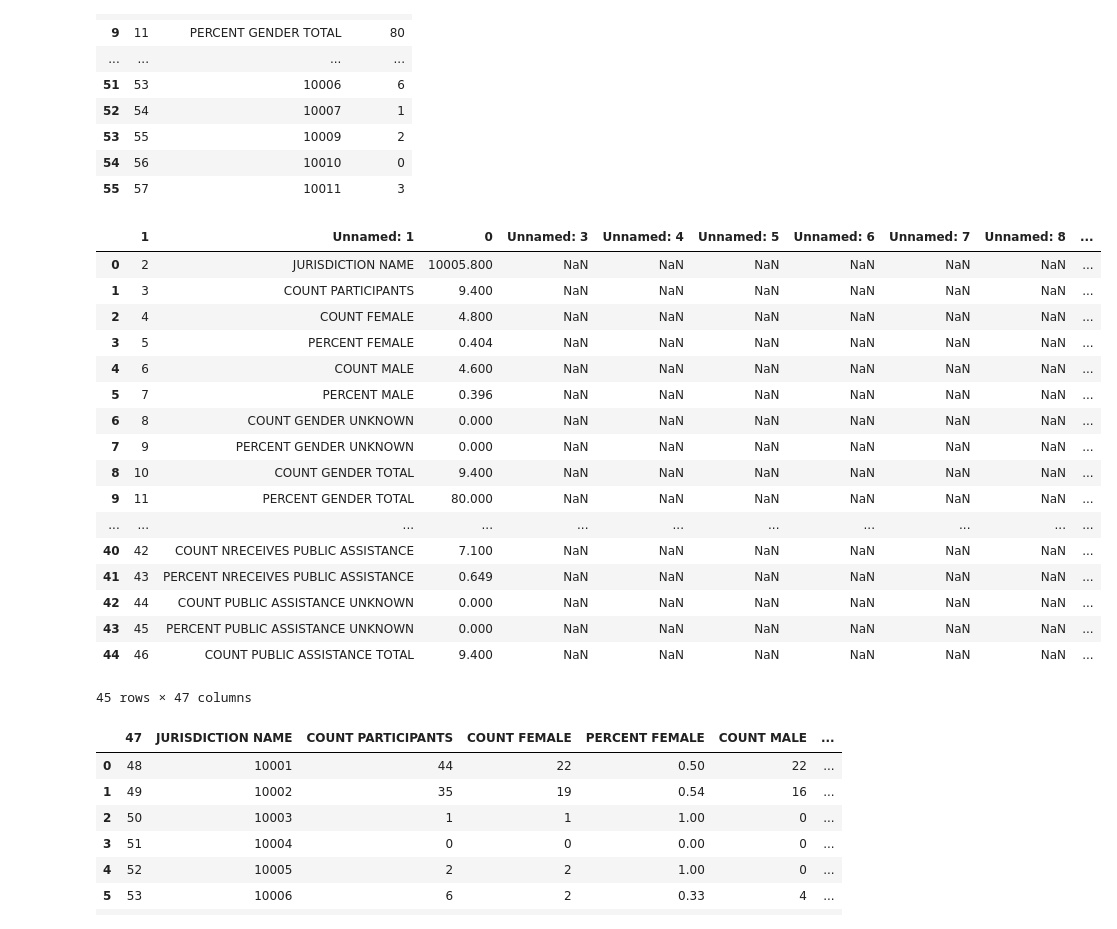
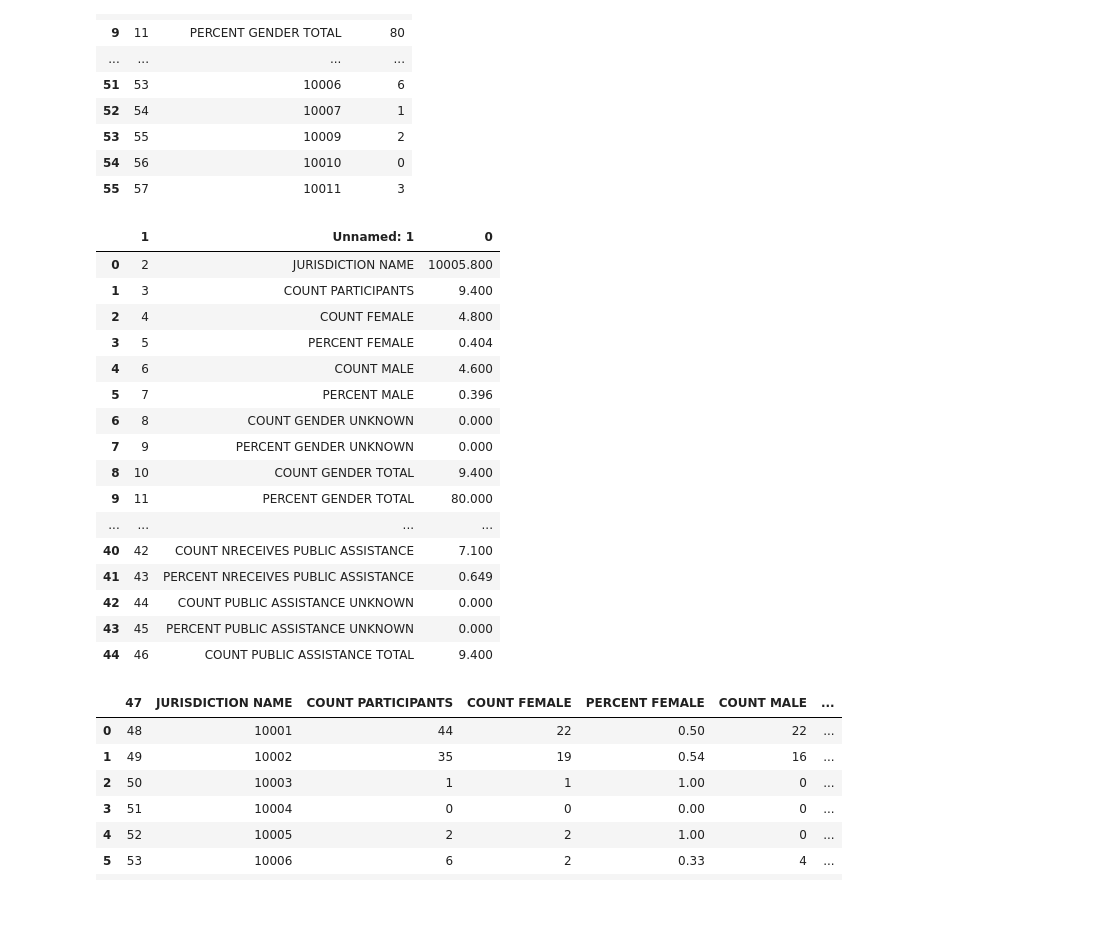
Before and after one commit to quannguyen234/dsc-importing-data-using-pandas-lab-nyc-ds-082619, a Jupyter notebook: index.ipynb, the cells around one changed output. Drawn from its saved outputs; the diff is of its cells as text; code cells hidden in the pictures.

```diff
--- a/index.ipynb
+++ b/index.ipynb
@@ -44,27 +44,26 @@ df
 | 55 | 57 | 10011 | 3 |
 # %%
 # What is going on with this data set? Anything unusual?
-df = pd.read_csv('Data/Zipcode_Demos.csv',skiprows=1, nrows = 45, , usecols = [0,1,2])
+df = pd.read_csv('Data/Zipcode_Demos.csv',skiprows=1, nrows = 45,usecols = [0,1,2])
 df
 # %% [output]
-|  | 1 | Unnamed: 1 | 0 | Unnamed: 3 | Unnamed: 4 | Unnamed: 5 | Unnamed: 6 | Unnamed: 7 | Unnamed: 8 | ... |
-| 0 | 2 | JURISDICTION NAME | 10005.800 | NaN | NaN | NaN | NaN | NaN | NaN | ... |
-| 1 | 3 | COUNT PARTICIPANTS | 9.400 | NaN | NaN | NaN | NaN | NaN | NaN | ... |
-| 2 | 4 | COUNT FEMALE | 4.800 | NaN | NaN | NaN | NaN | NaN | NaN | ... |
-| 3 | 5 | PERCENT FEMALE | 0.404 | NaN | NaN | NaN | NaN | NaN | NaN | ... |
-| 4 | 6 | COUNT MALE | 4.600 | NaN | NaN | NaN | NaN | NaN | NaN | ... |
-| 5 | 7 | PERCENT MALE | 0.396 | NaN | NaN | NaN | NaN | NaN | NaN | ... |
-| 6 | 8 | COUNT GENDER UNKNOWN | 0.000 | NaN | NaN | NaN | NaN | NaN | NaN | ... |
-| 7 | 9 | PERCENT GENDER UNKNOWN | 0.000 | NaN | NaN | NaN | NaN | NaN | NaN | ... |
-| 8 | 10 | COUNT GENDER TOTAL | 9.400 | NaN | NaN | NaN | NaN | NaN | NaN | ... |
-| 9 | 11 | PERCENT GENDER TOTAL | 80.000 | NaN | NaN | NaN | NaN | NaN | NaN | ... |
-| ... | ... | ... | ... | ... | ... | ... | ... | ... | ... | ... |
-| 40 | 42 | COUNT NRECEIVES PUBLIC ASSISTANCE | 7.100 | NaN | NaN | NaN | NaN | NaN | NaN | ... |
-| 41 | 43 | PERCENT NRECEIVES PUBLIC ASSISTANCE | 0.649 | NaN | NaN | NaN | NaN | NaN | NaN | ... |
-| 42 | 44 | COUNT PUBLIC ASSISTANCE UNKNOWN | 0.000 | NaN | NaN | NaN | NaN | NaN | NaN | ... |
-| 43 | 45 | PERCENT PUBLIC ASSISTANCE UNKNOWN | 0.000 | NaN | NaN | NaN | NaN | NaN | NaN | ... |
-| 44 | 46 | COUNT PUBLIC ASSISTANCE TOTAL | 9.400 | NaN | NaN | NaN | NaN | NaN | NaN | ... |
+|  | 1 | Unnamed: 1 | 0 |
+| 0 | 2 | JURISDICTION NAME | 10005.800 |
+| 1 | 3 | COUNT PARTICIPANTS | 9.400 |
+| 2 | 4 | COUNT FEMALE | 4.800 |
+| 3 | 5 | PERCENT FEMALE | 0.404 |
+| 4 | 6 | COUNT MALE | 4.600 |
+| 5 | 7 | PERCENT MALE | 0.396 |
+| 6 | 8 | COUNT GENDER UNKNOWN | 0.000 |
+| 7 | 9 | PERCENT GENDER UNKNOWN | 0.000 |
+| 8 | 10 | COUNT GENDER TOTAL | 9.400 |
+| 9 | 11 | PERCENT GENDER TOTAL | 80.000 |
+| ... | ... | ... | ... |
+| 40 | 42 | COUNT NRECEIVES PUBLIC ASSISTANCE | 7.100 |
+| 41 | 43 | PERCENT NRECEIVES PUBLIC ASSISTANCE | 0.649 |
+| 42 | 44 | COUNT PUBLIC ASSISTANCE UNKNOWN | 0.000 |
+| 43 | 45 | PERCENT PUBLIC ASSISTANCE UNKNOWN | 0.000 |
+| 44 | 46 | COUNT PUBLIC ASSISTANCE TOTAL | 9.400 |
-45 rows × 47 columns
 # %%
 # Your code here - Clean up the data set
 df2 = pd.read_csv('Data/Zipcode_Demos.csv',skiprows=47)
```
